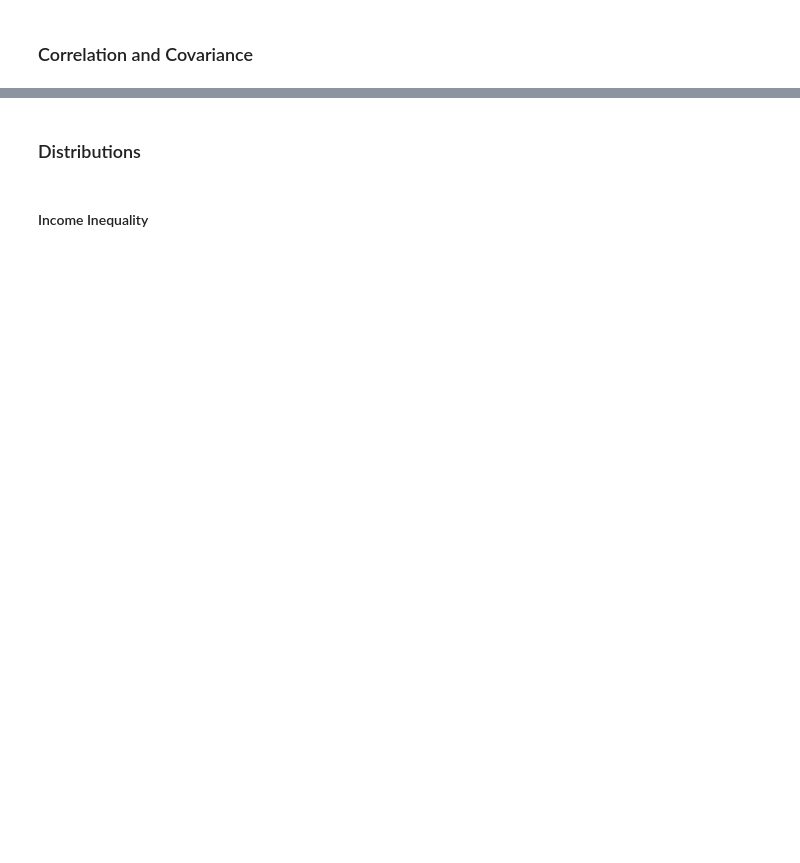
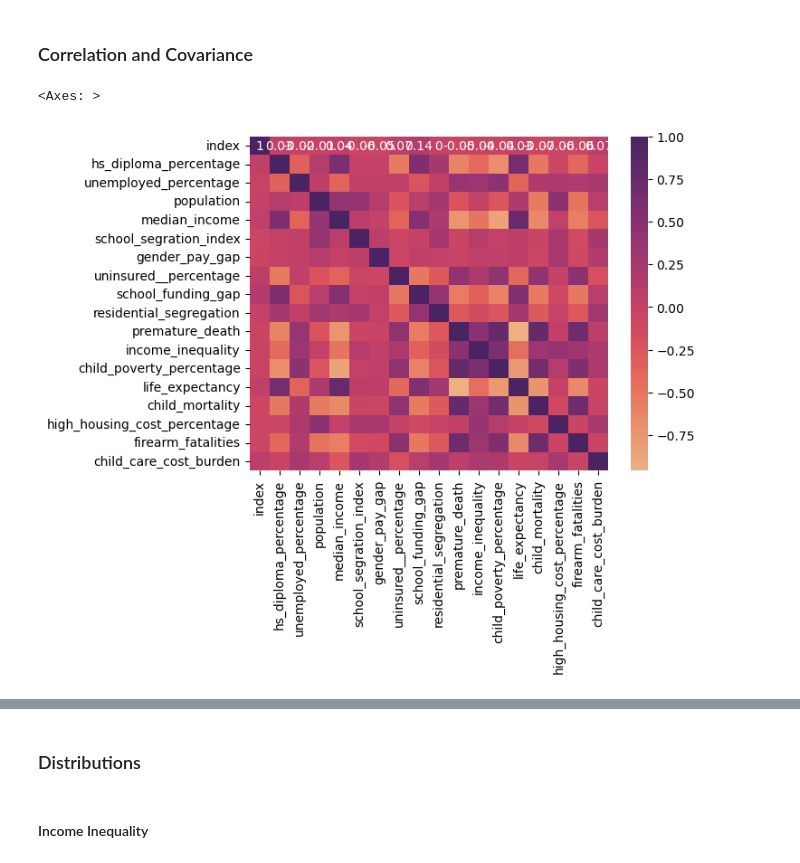
Before and after one commit to mapsg91/CapstoneII_MG, a Jupyter notebook: data/Clean Data/selected_vars/clean_select_features.ipynb, the cells around one changed output, grey strips where cells are left out. Cells and saved outputs as stored; diff of their text form; code cells hidden in the pictures; blank space fills up the shorter version.

```diff
--- a/data/Clean Data/selected_vars/clean_select_features.ipynb
+++ b/data/Clean Data/selected_vars/clean_select_features.ipynb
@@ -178,0 +158,9 @@ Note: Many missing values
+# %%
+fips_codes['fips'] = fips_codes['fips'].astype('str')
+index = ['state_abbr', 'county', 'fips']
+# %%
+gini.reset_index(inplace=True)#state
+fips_codes.reset_index(inplace=True)
+pol_party_2020.reset_index(inplace=True) #state_abbr
+counties.reset_index(inplace=True) #state_abbr
+# setting common indices
@@ -179,5 +169,6 @@ Note: Many missing values
 # %%
-fips_codes['fips'] = fips_codes['fips'].astype('str')
-#test = pd.merge(counties, fips_codes, on=['state_abbr','county', 'fips'], how='outer')
-test_gini = pd.merge(gini, fips_codes, on=['state','county', 'fips'], how='outer')
-test_pol_party = pd.merge(pol_party_2020, fips_codes, on=['state_abbr','county', 'fips'], how='outer')
+fips_codes.set_index(index)
+pol_party_2020.set_index(index)
+counties.set_index(index)
+pol_party_indexed = pd.merge(pol_party_2020, fips_codes, on=index, how='inner')
+counties_indexed = pd.merge(counties, fips_codes, on=index, how='inner')
@@ -334,6 +340,9 @@ dtype: float64
 # %% [markdown]
 ### Correlation and Covariance
 # %%
-matrix = us_counties_updated.corr(method='spearman', numeric_only=True).round(2)
-sns.heatmap(matrix, annot=True)
+matrix = counties.corr(method='spearman', numeric_only=True).round(2)
+sns.heatmap(matrix, annot=True, cmap='flare')
+# %% [output]
+<Axes: >
+[figure, added]
 # %%
```
Also changed, not shown: parts of 52 cells of this notebook, 6 other files.
